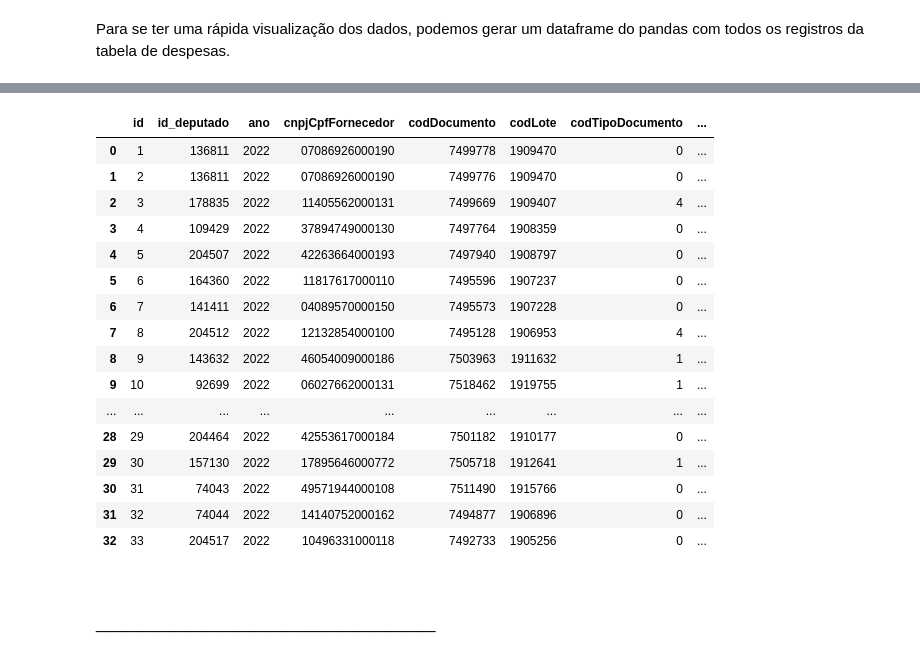
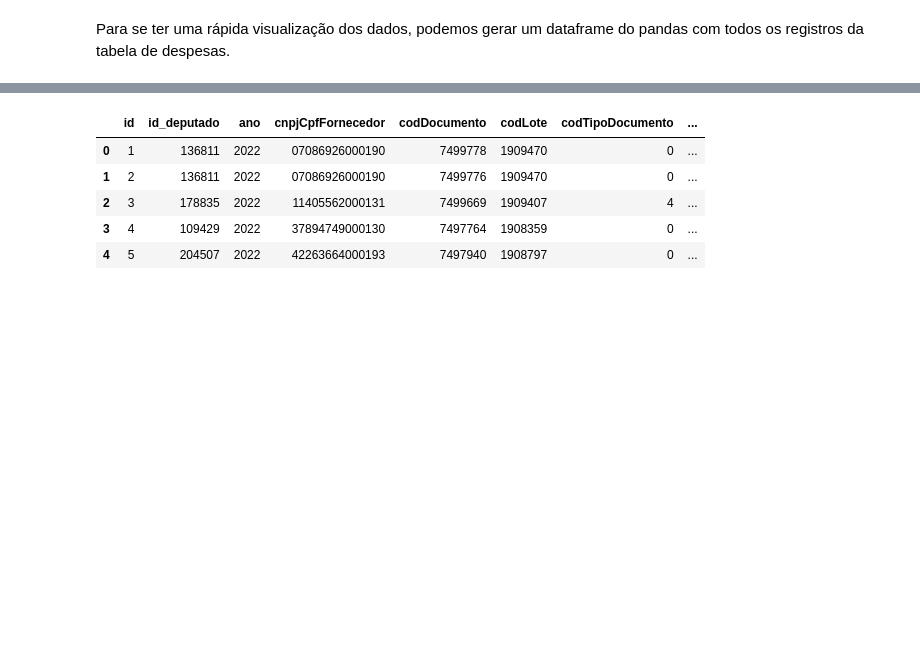
Before and after one commit to lucassiro/projeto_integrador, a Jupyter notebook: 01_scrapping.ipynb, the cells around one changed output, grey strips where cells are left out. Saved outputs shown, nothing was run; the diff lists cells and outputs as text; code cells hidden in the pictures; blank space fills up the shorter version.

```diff
--- a/01_scrapping.ipynb
+++ b/01_scrapping.ipynb
@@ -112,7 +112,13 @@ from sqlalchemy.orm import DeclarativeBase
 from sqlalchemy.orm import sessionmaker
 
 # Create a SQLite database engine
-engine = create_engine("sqlite:///camara.db", echo=True)
+user = "lucas"
+password = "12345"
+host = "localhost:5432"
+database = "camara"
+
+engine = create_engine(f"postgresql://{user}:{password}@{host}/{database}")
+# engine = create_engine("sqlite:///camara.db", echo=True)
 
 
 # Create a base class for our declarative class definitions
@@ -287,5 +248,5 @@ Para se ter uma rápida visualização dos dados, podemos gerar um dataframe do
 # %%
 # all registers as pandas dataframe
 df = pd.read_sql("despesas", engine)
-df
+df.head()
 # %% [output]
@@ -309,19 +253,6 @@ FROM despesas
 |  | id | id_deputado | ano | cnpjCpfFornecedor | codDocumento | codLote | codTipoDocumento | ... |
 | 0 | 1 | 136811 | 2022 | 07086926000190 | 7499778 | 1909470 | 0 | ... |
 | 1 | 2 | 136811 | 2022 | 07086926000190 | 7499776 | 1909470 | 0 | ... |
 | 2 | 3 | 178835 | 2022 | 11405562000131 | 7499669 | 1909407 | 4 | ... |
 | 3 | 4 | 109429 | 2022 | 37894749000130 | 7497764 | 1908359 | 0 | ... |
 | 4 | 5 | 204507 | 2022 | 42263664000193 | 7497940 | 1908797 | 0 | ... |
-| 5 | 6 | 164360 | 2022 | 11817617000110 | 7495596 | 1907237 | 0 | ... |
-| 6 | 7 | 141411 | 2022 | 04089570000150 | 7495573 | 1907228 | 0 | ... |
-| 7 | 8 | 204512 | 2022 | 12132854000100 | 7495128 | 1906953 | 4 | ... |
-| 8 | 9 | 143632 | 2022 | 46054009000186 | 7503963 | 1911632 | 1 | ... |
-| 9 | 10 | 92699 | 2022 | 06027662000131 | 7518462 | 1919755 | 1 | ... |
-| ... | ... | ... | ... | ... | ... | ... | ... | ... |
-| 28 | 29 | 204464 | 2022 | 42553617000184 | 7501182 | 1910177 | 0 | ... |
-| 29 | 30 | 157130 | 2022 | 17895646000772 | 7505718 | 1912641 | 1 | ... |
-| 30 | 31 | 74043 | 2022 | 49571944000108 | 7511490 | 1915766 | 0 | ... |
-| 31 | 32 | 74044 | 2022 | 14140752000162 | 7494877 | 1906896 | 0 | ... |
-| 32 | 33 | 204517 | 2022 | 10496331000118 | 7492733 | 1905256 | 0 | ... |
-# %% [markdown]
-# ______________________
```
Also changed, not shown: parts of 18 cells of this notebook, 5 other files.
